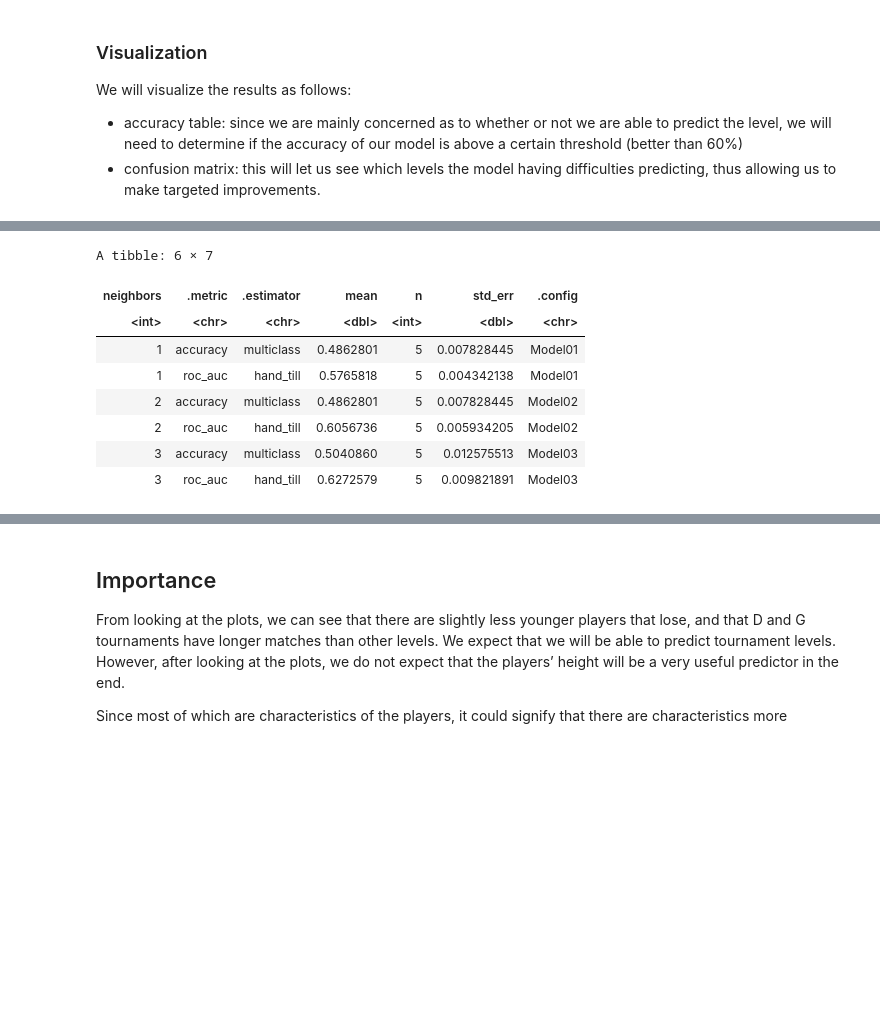
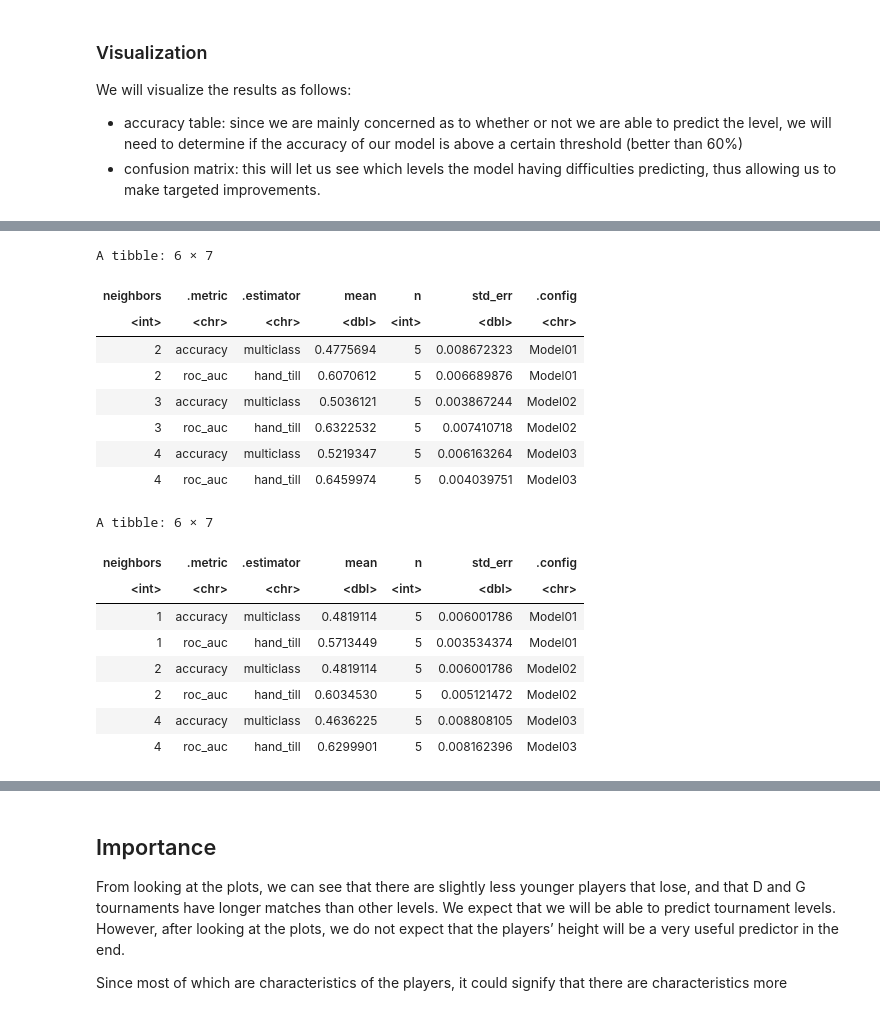
Before and after one commit to browningluke/ubc-dsci100-project, a Jupyter notebook: tennis.ipynb, the cells around one changed output, grey strips where cells are left out. Cells and saved outputs as stored; diff of their text form; code cells hidden in the pictures; blank space fills up the shorter version.

```diff
--- a/tennis.ipynb
+++ b/tennis.ipynb
@@ -200,11 +191,17 @@ We will visualize the results as follows:
 # %%
 # Create the recipe from the training data. Scale and center the data (since we are using KNN)
 
-tenis_recipe <- recipe(tourney_level ~ ., data = tennis_train) %>%
+tennis_recipe <- recipe(tourney_level ~ ., data = tennis_train) %>%
     step_scale(all_predictors()) %>%
     step_center(all_predictors())
 
-tenis_recipe
+tennis_recipe_upsampled <- recipe(tourney_level ~ ., data = tennis_train) %>%
+    step_scale(all_predictors()) %>%
+    step_center(all_predictors()) %>%
+    step_upsample(tourney_level)
+
+tennis_recipe
+tennis_recipe_upsampled
 # %% [output]
 Data Recipe
 
@@ -221,28 +231,45 @@ Centering for all_predictors()
 # %%
 # Create folds to cross-validate our model while we tune it.
 
-tenis_vfold <- vfold_cv(tennis_train, v = 5, strata = tourney_level)
+tennis_vfold <- vfold_cv(tennis_train, v = 5, strata = tourney_level)
 
 knn_tune <- nearest_neighbor(weight_func = "rectangular", neighbors = tune()) %>%
       set_engine("kknn") %>%
       set_mode("classification")
 
 knn_results <- workflow() %>%
-      add_recipe(tenis_recipe) %>%
+      add_recipe(tennis_recipe) %>%
       add_model(knn_tune) %>%
-      tune_grid(resamples = tenis_vfold, grid = 20) %>%
+      tune_grid(resamples = tennis_vfold, grid = 20) %>%
       collect_metrics(.)
+
+knn_results_upsampled <- workflow() %>%
+      add_recipe(tennis_recipe_upsampled) %>%
+      add_model(knn_tune) %>%
+      tune_grid(resamples = tennis_vfold, grid = 20) %>%
+      collect_metrics(.)
+
 head(knn_results)
+head(knn_results_upsampled)
 # %% [output]
 A tibble: 6 × 7
 | neighbors | .metric | .estimator | mean | n | std_err | .config |
 | <int> | <chr> | <chr> | <dbl> | <int> | <dbl> | <chr> |
-| 1 | accuracy | multiclass | 0.4862801 | 5 | 0.007828445 | Model01 |
-| 1 | roc_auc | hand_till | 0.5765818 | 5 | 0.004342138 | Model01 |
-| 2 | accuracy | multiclass | 0.4862801 | 5 | 0.007828445 | Model02 |
-| 2 | roc_auc | hand_till | 0.6056736 | 5 | 0.005934205 | Model02 |
-| 3 | accuracy | multiclass | 0.5040860 | 5 | 0.012575513 | Model03 |
-| 3 | roc_auc | hand_till | 0.6272579 | 5 | 0.009821891 | Model03 |
+| 2 | accuracy | multiclass | 0.4775694 | 5 | 0.008672323 | Model01 |
+| 2 | roc_auc | hand_till | 0.6070612 | 5 | 0.006689876 | Model01 |
+| 3 | accuracy | multiclass | 0.5036121 | 5 | 0.003867244 | Model02 |
+| 3 | roc_auc | hand_till | 0.6322532 | 5 | 0.007410718 | Model02 |
+| 4 | accuracy | multiclass | 0.5219347 | 5 | 0.006163264 | Model03 |
+| 4 | roc_auc | hand_till | 0.6459974 | 5 | 0.004039751 | Model03 |
+A tibble: 6 × 7
+| neighbors | .metric | .estimator | mean | n | std_err | .config |
+| <int> | <chr> | <chr> | <dbl> | <int> | <dbl> | <chr> |
+| 1 | accuracy | multiclass | 0.4819114 | 5 | 0.006001786 | Model01 |
+| 1 | roc_auc | hand_till | 0.5713449 | 5 | 0.003534374 | Model01 |
+| 2 | accuracy | multiclass | 0.4819114 | 5 | 0.006001786 | Model02 |
+| 2 | roc_auc | hand_till | 0.6034530 | 5 | 0.005121472 | Model02 |
+| 4 | accuracy | multiclass | 0.4636225 | 5 | 0.008808105 | Model03 |
+| 4 | roc_auc | hand_till | 0.6299901 | 5 | 0.008162396 | Model03 |
 # %%
 # Calculate and plot the accuracy of the model versus the number of neighbours (K).
 
```
Also changed, not shown: parts of 11 cells of this notebook.
